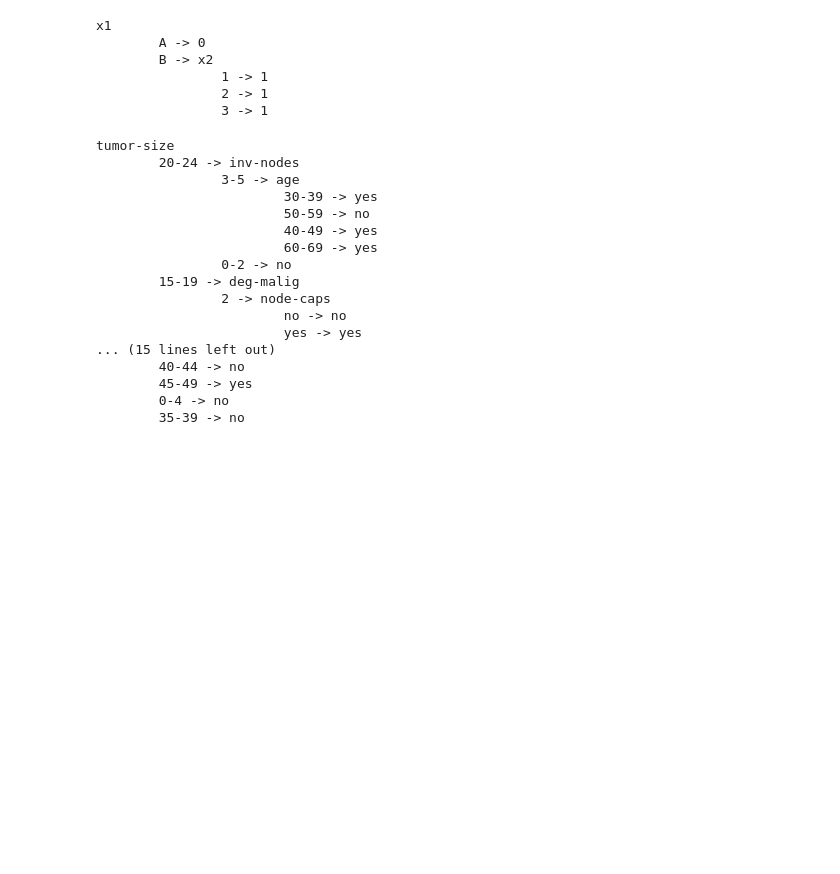
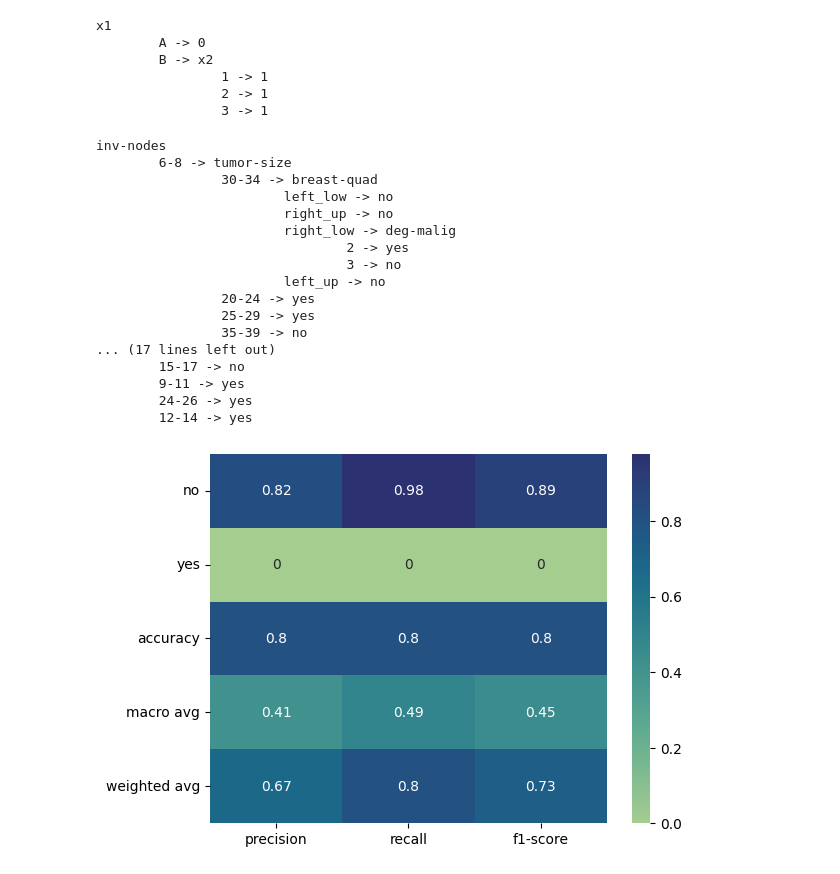
Before and after one commit to janekfilipecki/core-machine-learning, a Jupyter notebook: cw_4.ipynb, the cells around one changed output. Cells and saved outputs as stored; diff of their text form; code cells hidden in the pictures; blank space fills up the shorter version.

Commit message:
fixed models

```diff
--- a/cw_4.ipynb
+++ b/cw_4.ipynb
@@ -94,9 +107,10 @@ print(acc)
 # %%
 class Node():
-    def __init__(self, label = None, branches: dict = None, value=None) -> None:
+    def __init__(self, label = None, branches: dict = None, value=None, class_cardinality=0) -> None:
         self.label = label
         self.value = value
         self.branches = branches
+        self.class_cardinality = class_cardinality
 
     def __repr__(self, level=0, path=''):
         output = "\t" * level
@@ -112,7 +126,7 @@ class Node():
                 output += node.__repr__(level+1, path)
         return output
 
-class ID3():
+class ID3_v1():
     def __init__(self) -> None:
         self._root = None
 
@@ -166,12 +180,24 @@ class ID3():
             # split the branch
             data_split = split(data, target_feature).items()
             features.remove(target_feature)
-            return Node(target_feature, branches={feature_value:recurr(branch, y_column_name, features) for feature_value, branch in data_split})
+            return Node(target_feature, class_cardinality=data.shape[0], branches={feature_value:recurr(branch, y_column_name, features) for feature_value, branch in data_split})
 
         # initiate feature set
         features = set(data.columns.tolist())
         features.remove(y_column_name)
         self._root = recurr(data, y_column_name, features)
 
-    def predict(self):
-        pass
+    def feed_through(self, data_case):
+        node = self._root
+        while not node.value:
+            value = data_case[node.label]
+            # if value doesnt have a branch representing it
+            if value not in node.branches.keys():
+                # choose a branch with the most cardinality
+                node = max(node.branches.values(), key=lambda b: b.class_cardinality)
+            else:
+                node = node.branches[data_case[node.label]]
+        return node.value
+
+    def predict(self, data):
+        return data.apply(self.feed_through, axis=1)
@@ -193,24 +300,34 @@ x1
                 2 -> 1
                 3 -> 1
 # %%
-model = ID3()
-model.fit(test, 'irradiat')
+model = ID3_v1()
+model.fit(train, 'irradiat')
 print(repr(model))
 # %% [output]
-tumor-size
-        20-24 -> inv-nodes
-                3-5 -> age
-                        30-39 -> yes
-                        50-59 -> no
-                        40-49 -> yes
-                        60-69 -> yes
-                0-2 -> no
-        15-19 -> deg-malig
-                2 -> node-caps
-                        no -> no
-                        yes -> yes
-... (15 lines left out)
-        40-44 -> no
-        45-49 -> yes
-        0-4 -> no
-        35-39 -> no
+inv-nodes
+        6-8 -> tumor-size
+                30-34 -> breast-quad
+                        left_low -> no
+                        right_up -> no
+                        right_low -> deg-malig
+                                2 -> yes
+                                3 -> no
+                        left_up -> no
+                20-24 -> yes
+                25-29 -> yes
+                35-39 -> no
+... (17 lines left out)
+        15-17 -> no
+        9-11 -> yes
+        24-26 -> yes
+        12-14 -> yes
+# %%
+y_pred = model.predict(test)
+# %%
+def report(y_test, y_pred):
+    clf_report = classification_report(y_test, y_pred, output_dict=True)
+    heatmap(pd.DataFrame(clf_report).iloc[:-1, :].T, annot=True, cmap="crest")
+# %%
+report(y_test, y_pred)
+# %% [output]
+[figure, added]
```
Also changed, not shown: parts of 6 cells of this notebook.
